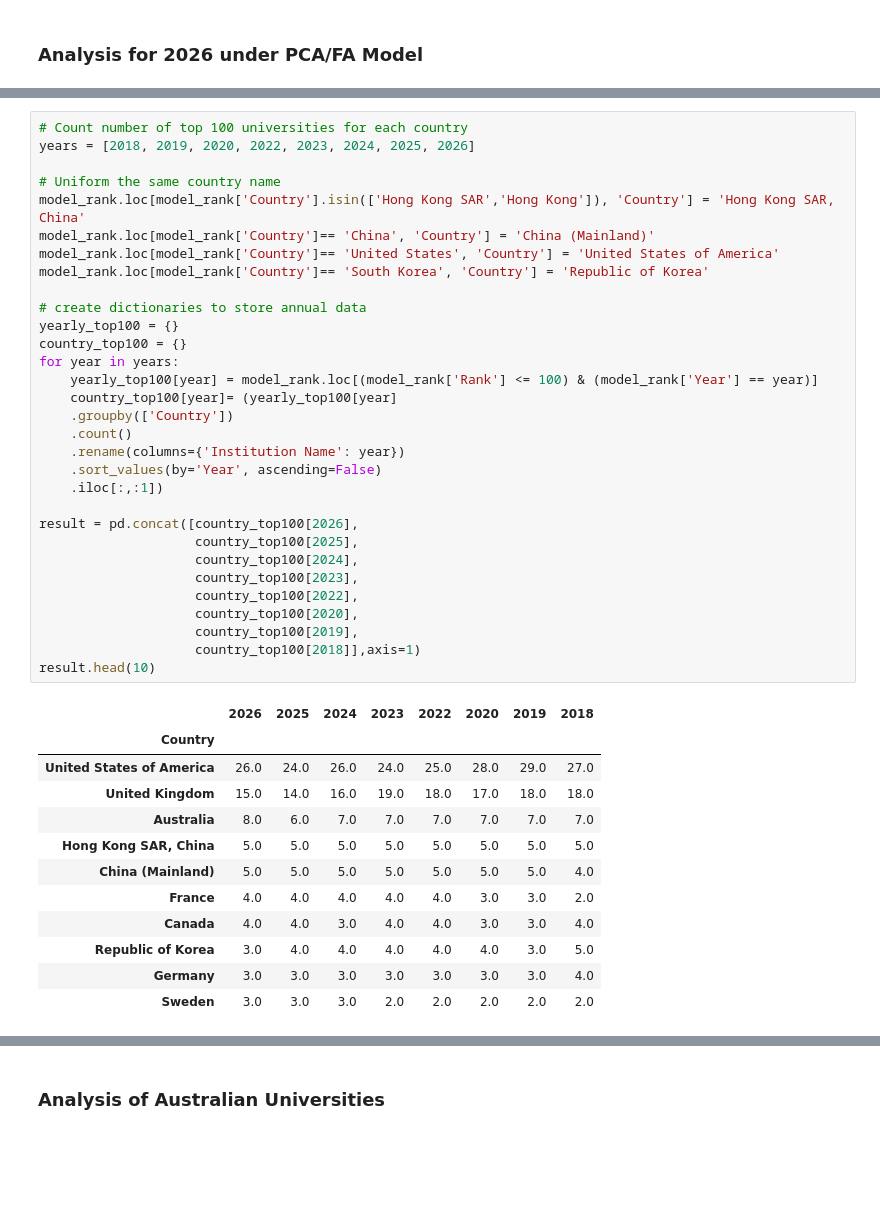
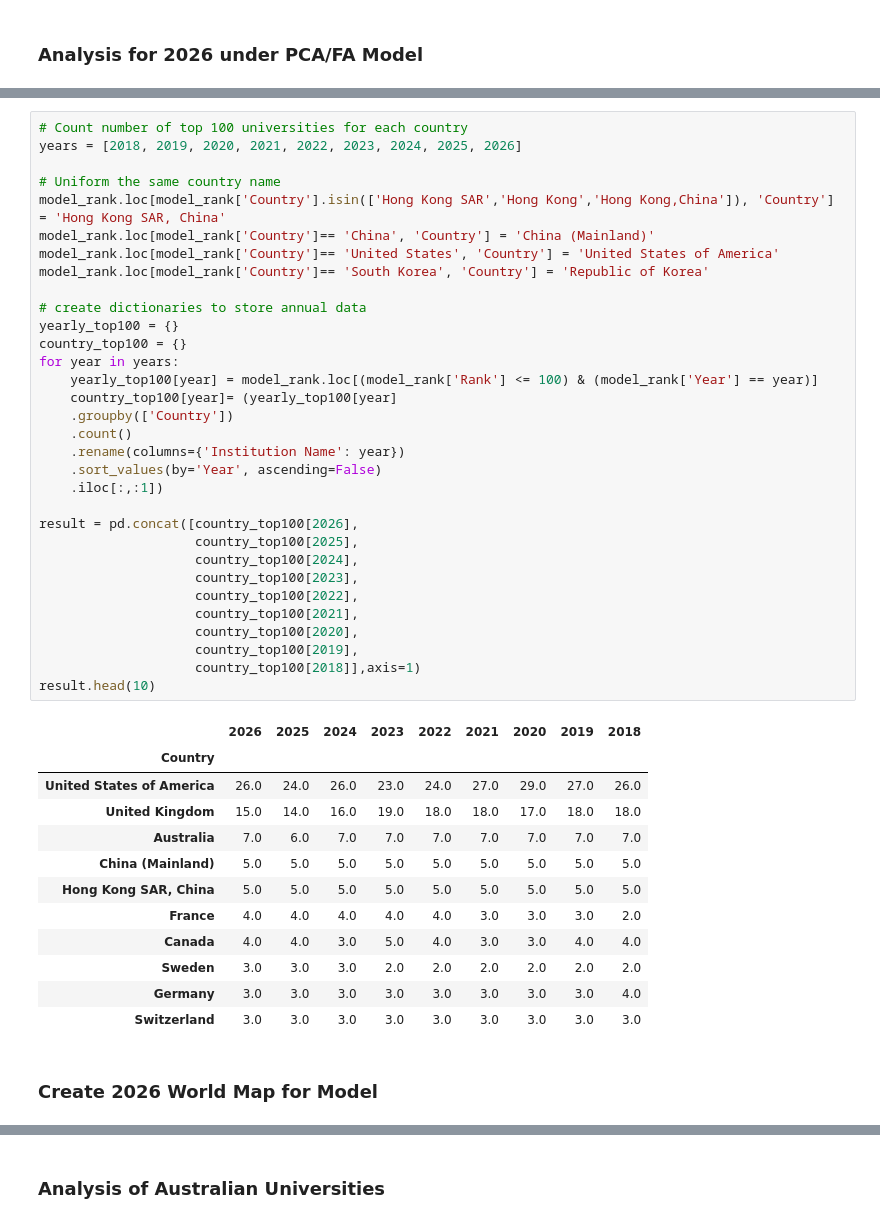
Before and after one commit to GZElysia/uni_ranking_analysis, a Jupyter notebook: Rank_Analysis.ipynb, the cells around one changed output, grey strips where cells are left out. Cells and saved outputs as stored; diff of their text form; blank space fills up the shorter version.

```diff
--- a/Rank_Analysis.ipynb
+++ b/Rank_Analysis.ipynb
@@ -77,44 +77,47 @@ score_2026[:20]
 # %%
 # Count number of top 100 universities for each country
-years = [2018, 2019, 2020, 2022, 2023, 2024, 2025, 2026]
+years = [2018, 2019, 2020, 2021, 2022, 2023, 2024, 2025, 2026]
 
 # Uniform the same country name
-model_rank.loc[model_rank['Country'].isin(['Hong Kong SAR','Hong Kong']), 'Country'] = 'Hong Kong SAR, China'
+model_rank.loc[model_rank['Country'].isin(['Hong Kong SAR','Hong Kong','Hong Kong,China']), 'Country'] = 'Hong Kong SAR, China'
 model_rank.loc[model_rank['Country']== 'China', 'Country'] = 'China (Mainland)'
 model_rank.loc[model_rank['Country']== 'United States', 'Country'] = 'United States of America'
 model_rank.loc[model_rank['Country']== 'South Korea', 'Country'] = 'Republic of Korea'
 
 # create dictionaries to store annual data
 yearly_top100 = {}
 country_top100 = {}
 for year in years:
     yearly_top100[year] = model_rank.loc[(model_rank['Rank'] <= 100) & (model_rank['Year'] == year)]
     country_top100[year]= (yearly_top100[year]
     .groupby(['Country'])
     .count()
     .rename(columns={'Institution Name': year})
     .sort_values(by='Year', ascending=False)
     .iloc[:,:1])
 
 result = pd.concat([country_top100[2026],
                     country_top100[2025],
                     country_top100[2024],
                     country_top100[2023],
                     country_top100[2022],
+                    country_top100[2021],
                     country_top100[2020],
                     country_top100[2019],
                     country_top100[2018]],axis=1)
 result.head(10)
 # %% [output]
-|  | 2026 | 2025 | 2024 | 2023 | 2022 | 2020 | 2019 | 2018 |
-| Country |  |  |  |  |  |  |  |  |
-| United States of America | 26.0 | 24.0 | 26.0 | 24.0 | 25.0 | 28.0 | 29.0 | 27.0 |
-| United Kingdom | 15.0 | 14.0 | 16.0 | 19.0 | 18.0 | 17.0 | 18.0 | 18.0 |
-| Australia | 8.0 | 6.0 | 7.0 | 7.0 | 7.0 | 7.0 | 7.0 | 7.0 |
-| Hong Kong SAR, China | 5.0 | 5.0 | 5.0 | 5.0 | 5.0 | 5.0 | 5.0 | 5.0 |
-| China (Mainland) | 5.0 | 5.0 | 5.0 | 5.0 | 5.0 | 5.0 | 5.0 | 4.0 |
-| France | 4.0 | 4.0 | 4.0 | 4.0 | 4.0 | 3.0 | 3.0 | 2.0 |
-| Canada | 4.0 | 4.0 | 3.0 | 4.0 | 4.0 | 3.0 | 3.0 | 4.0 |
-| Republic of Korea | 3.0 | 4.0 | 4.0 | 4.0 | 4.0 | 4.0 | 3.0 | 5.0 |
-| Germany | 3.0 | 3.0 | 3.0 | 3.0 | 3.0 | 3.0 | 3.0 | 4.0 |
-| Sweden | 3.0 | 3.0 | 3.0 | 2.0 | 2.0 | 2.0 | 2.0 | 2.0 |
+|  | 2026 | 2025 | 2024 | 2023 | 2022 | 2021 | 2020 | 2019 | 2018 |
+| Country |  |  |  |  |  |  |  |  |  |
+| United States of America | 26.0 | 24.0 | 26.0 | 23.0 | 24.0 | 27.0 | 29.0 | 27.0 | 26.0 |
+| United Kingdom | 15.0 | 14.0 | 16.0 | 19.0 | 18.0 | 18.0 | 17.0 | 18.0 | 18.0 |
+| Australia | 7.0 | 6.0 | 7.0 | 7.0 | 7.0 | 7.0 | 7.0 | 7.0 | 7.0 |
+| China (Mainland) | 5.0 | 5.0 | 5.0 | 5.0 | 5.0 | 5.0 | 5.0 | 5.0 | 5.0 |
+| Hong Kong SAR, China | 5.0 | 5.0 | 5.0 | 5.0 | 5.0 | 5.0 | 5.0 | 5.0 | 5.0 |
+| France | 4.0 | 4.0 | 4.0 | 4.0 | 4.0 | 3.0 | 3.0 | 3.0 | 2.0 |
+| Canada | 4.0 | 4.0 | 3.0 | 5.0 | 4.0 | 3.0 | 3.0 | 4.0 | 4.0 |
+| Sweden | 3.0 | 3.0 | 3.0 | 2.0 | 2.0 | 2.0 | 2.0 | 2.0 | 2.0 |
+| Germany | 3.0 | 3.0 | 3.0 | 3.0 | 3.0 | 3.0 | 3.0 | 3.0 | 4.0 |
+| Switzerland | 3.0 | 3.0 | 3.0 | 3.0 | 3.0 | 3.0 | 3.0 | 3.0 | 3.0 |
+# %% [markdown]
+### Create 2026 World Map for Model
```
Also changed, not shown: parts of 17 cells of this notebook, 13 other files.
